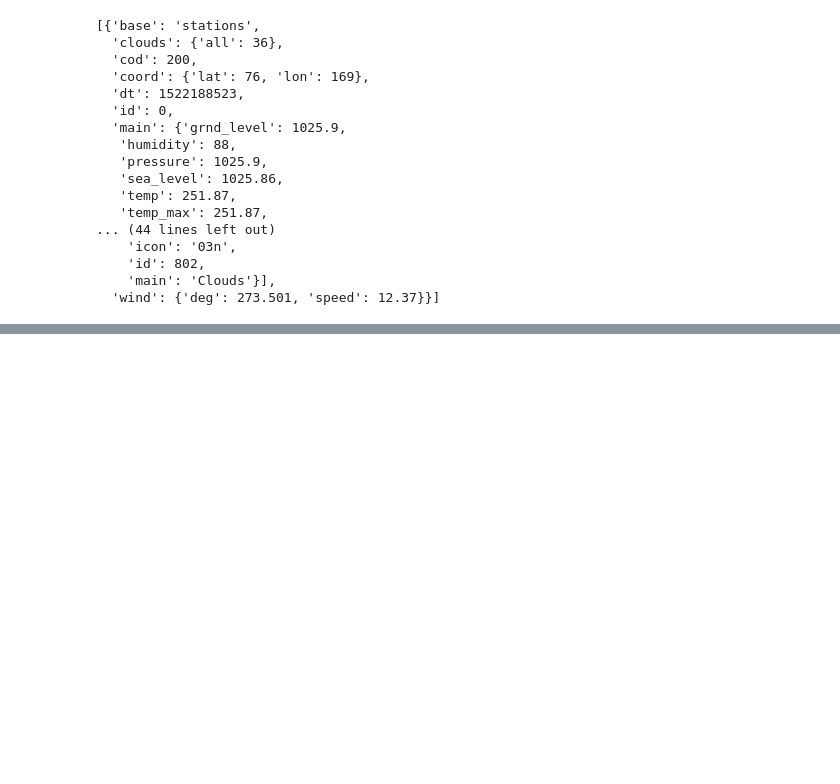
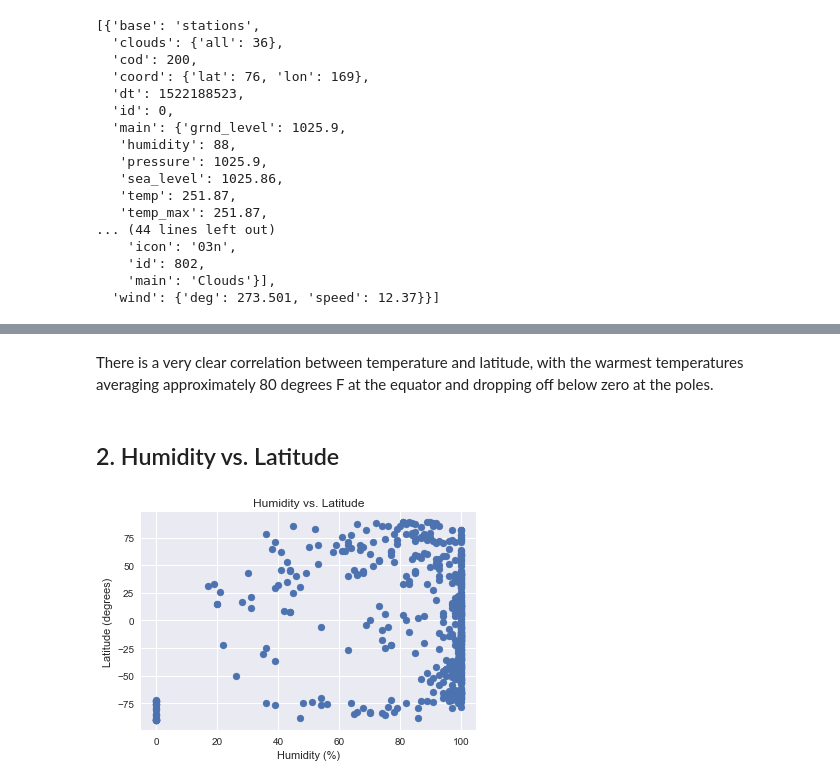
Before and after one commit to rpalo/tutoring-weather-example, a Jupyter notebook: weather.ipynb, the cells around one changed output, grey strips where cells are left out. Drawn from its saved outputs; the diff is of its cells as text; code cells hidden in the pictures; blank space fills up the shorter version.

```diff
--- a/weather.ipynb
+++ b/weather.ipynb
@@ -111,0 +165,12 @@ test_results
+# %% [markdown]
+There is a very clear correlation between temperature and latitude, with the warmest temperatures averaging approximately 80 degrees F at the equator and dropping off below zero at the poles.
+# %% [markdown]
+## 2. Humidity vs. Latitude
+# %%
+plt.scatter(weather_df.humidity, weather_df.lat)
+plt.xlabel("Humidity (%)")
+plt.ylabel("Latitude (degrees)")
+plt.title("Humidity vs. Latitude")
+plt.show()
+# %% [output]
+[figure, added]
```
Also changed, not shown: parts of 18 cells of this notebook, 10 other files.
